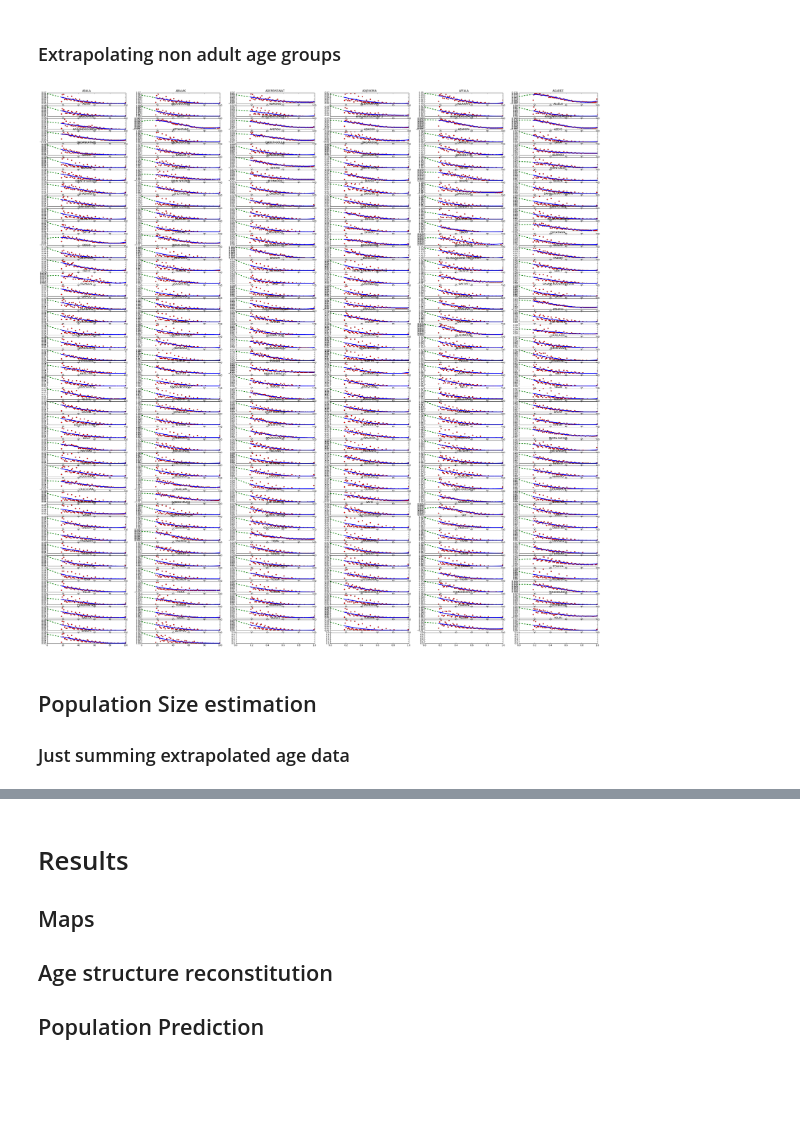
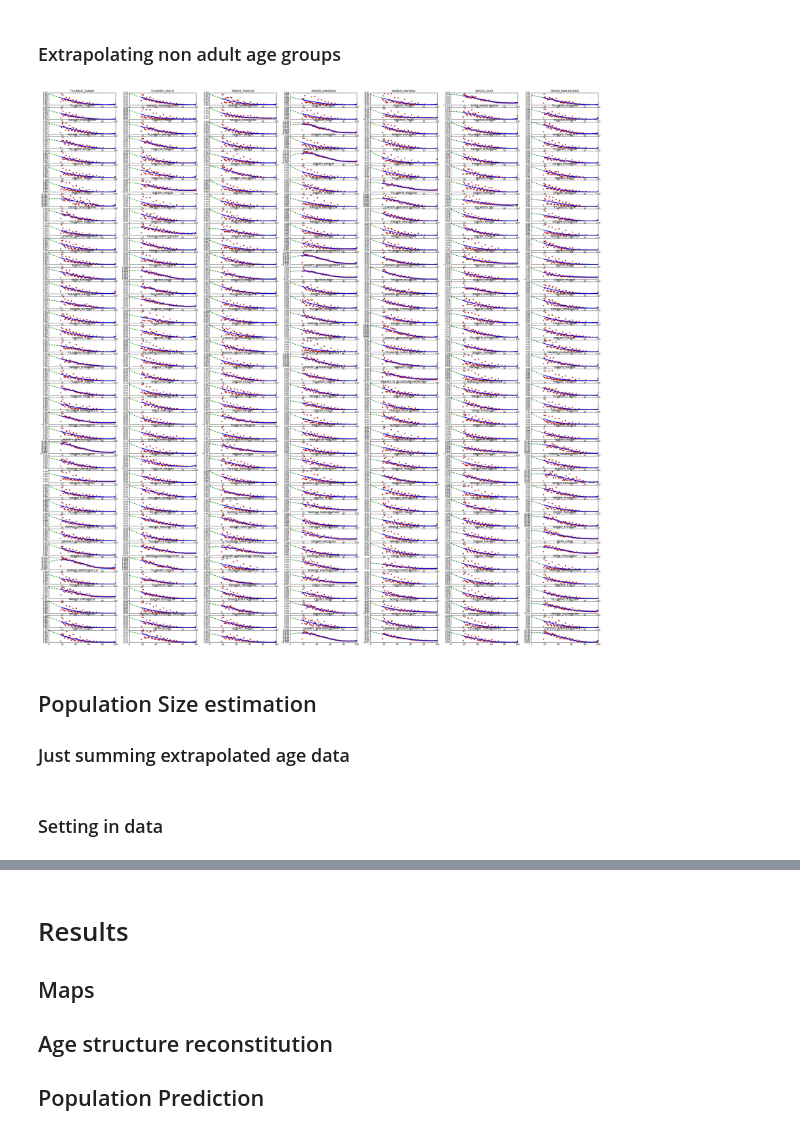
Before and after one commit to grlurton/niger_election, a Jupyter notebook: notebooks/Voters List and Population in Niger.ipynb, the cells around one changed output, grey strips where cells are left out. Saved outputs shown, nothing was run; the diff lists cells and outputs as text; code cells hidden in the pictures; blank space fills up the shorter version.

```diff
--- a/notebooks/Voters List and Population in Niger.ipynb
+++ b/notebooks/Voters List and Population in Niger.ipynb
@@ -95,22 +74,50 @@ for region in out.NOM_COMMUNE :
+# %%
+age_dist = get_age_distribution(voters_data , ['NOM_REGION' , 'NOM_COMMUNE'])
+# %%
+from scipy.interpolate import UnivariateSpline
+
+def spl_age(data):
+    out = UnivariateSpline(data['age'] , data['percentage'])
+    return out
+
+def impute_non_adulte(splines , age_adulte = 18):
+    age_extrap = range(0,age_adulte)
+    age_range = range(age_adulte,101)
+    out = {'splined':list(splines(age_range)) ,
+          'extrapol':list(splines(age_extrap))}
+    return out
+
+extrapolated_data = {}
+splines = age_dist.groupby(['NOM_REGION' , 'NOM_COMMUNE']).apply(spl_age)
+for region in list(splines.index.levels[0]) :
+    sp_reg = splines[region]
+    for commune in list(sp_reg.index) :
+        splinned = impute_non_adulte(splines[region][commune])
+        extrapolated_data[region + '_' + commune] = {'commune' : commune ,
+                                               'region' : region ,
+                                               'splinned': splinned['splined'] ,
+                                               'extrapolated' : splinned['extrapol']}
 # %% [markdown]
 ### Extrapolating non adult age groups
 # %%
-nrow = 43
-ncol = 6
+nrow = 38
+ncol = 7
 
 f, axarr = plt.subplots(nrow, ncol,figsize=(45,45))
 col = row = 0
-for region in out.NOM_COMMUNE.unique() :
-    axarr[row , col].plot(out[out.NOM_COMMUNE == region].age , out[out.NOM_COMMUNE == region].percentage, 'ro', ms=5 )
-    axarr[row , col].plot(list(age_range) , spline_ages[region], 'b', lw=3)
-    axarr[row , col].plot(list(age_extrap) , extrapol_ages[region], 'g', lw=3 , ls = 'dashed')
-    axarr[row , col].set_title(region)
+for commune in list(extrapolated_data.keys()) :
+    extr = extrapolated_data[commune]
+    axarr[row , col].plot(age_dist[(age_dist.NOM_COMMUNE == extr['commune']) & (age_dist.NOM_REGION == extr['region'])].age ,
+                          age_dist[(age_dist.NOM_COMMUNE == extr['commune']) & (age_dist.NOM_REGION == extr['region'])].percentage, 'ro', ms=5 )
+    axarr[row , col].plot(list(range(len(extr['extrapolated']) , 101)) , extr['splinned'], 'b', lw=3)
+    axarr[row , col].plot(list(range(0 , len(extr['extrapolated']))) , extr['extrapolated'], 'g', lw=3 , ls = 'dashed')
+    axarr[row , col].set_title(commune)
     col = col + 1
     if col > (ncol - 1) :
         col = 0
         row = row + 1
 # %% [output]
-[figure, old version]
+[figure, new version]
 # %% [markdown]
 ## Population Size estimation
 ### Just summing extrapolated age data
@@ -127 +139,3 @@ for region in out.NOM_COMMUNE :
+# %% [markdown]
+### Setting in data
 # %%
```
Also changed, not shown: parts of 23 cells of this notebook.
